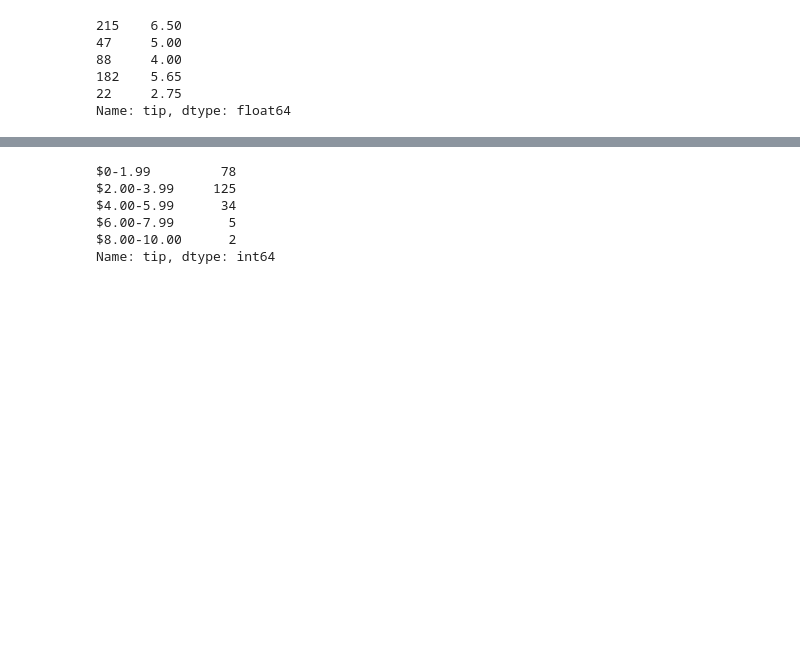
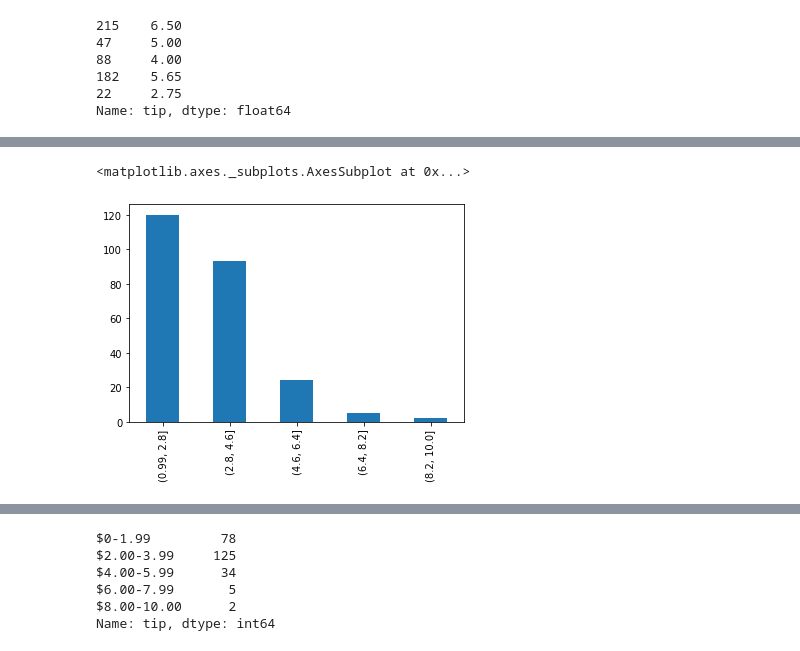
Before and after one commit to faithkane3/e_python, a Jupyter notebook: pandas_series_lesson.ipynb, the cells around one changed output, grey strips where cells are left out. Saved outputs shown, nothing was run; the diff lists cells and outputs as text; code cells hidden in the pictures; blank space fills up the shorter version.

```diff
--- a/pandas_series_lesson.ipynb
+++ b/pandas_series_lesson.ipynb
@@ -637,0 +545,7 @@ Name: tip, dtype: int64
+# %%
+# How can I make a quick plot of the data in the 'tip' Series?
+
+tip.value_counts(bins=5).plot.bar()
+# %% [output]
+<matplotlib.axes._subplots.AxesSubplot at 0x...>
+[figure, added]
```
Also changed, not shown: parts of 28 cells of this notebook.
